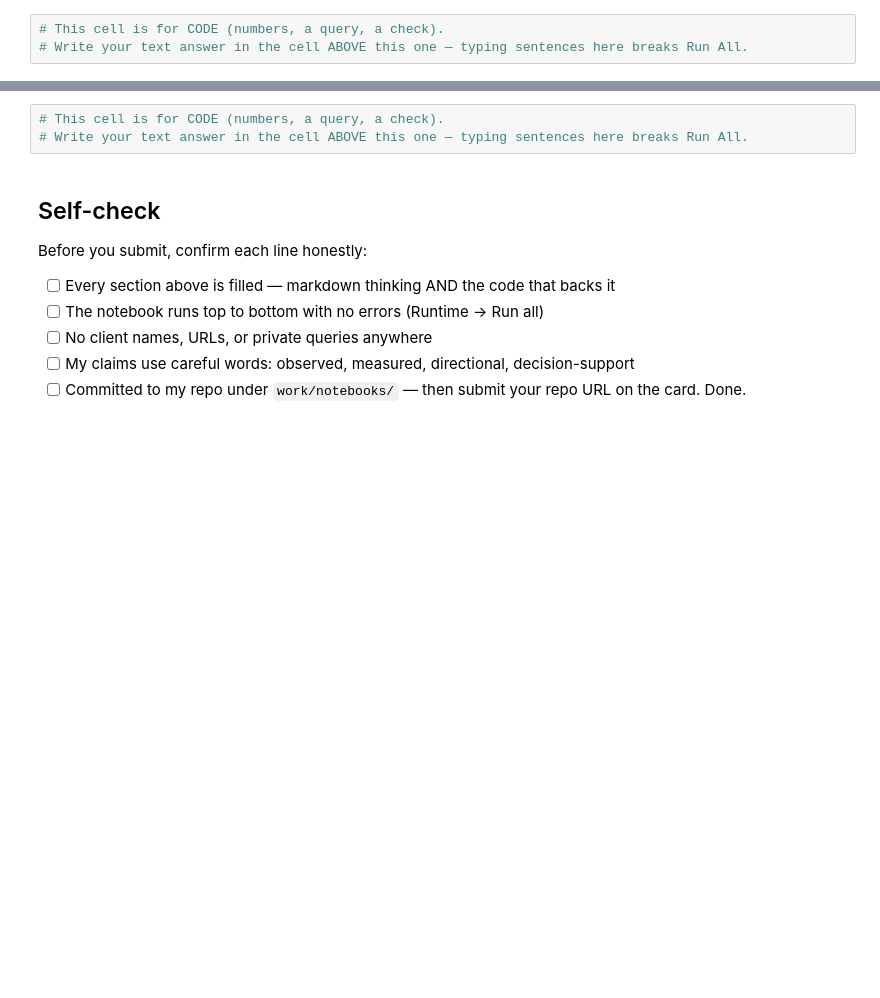
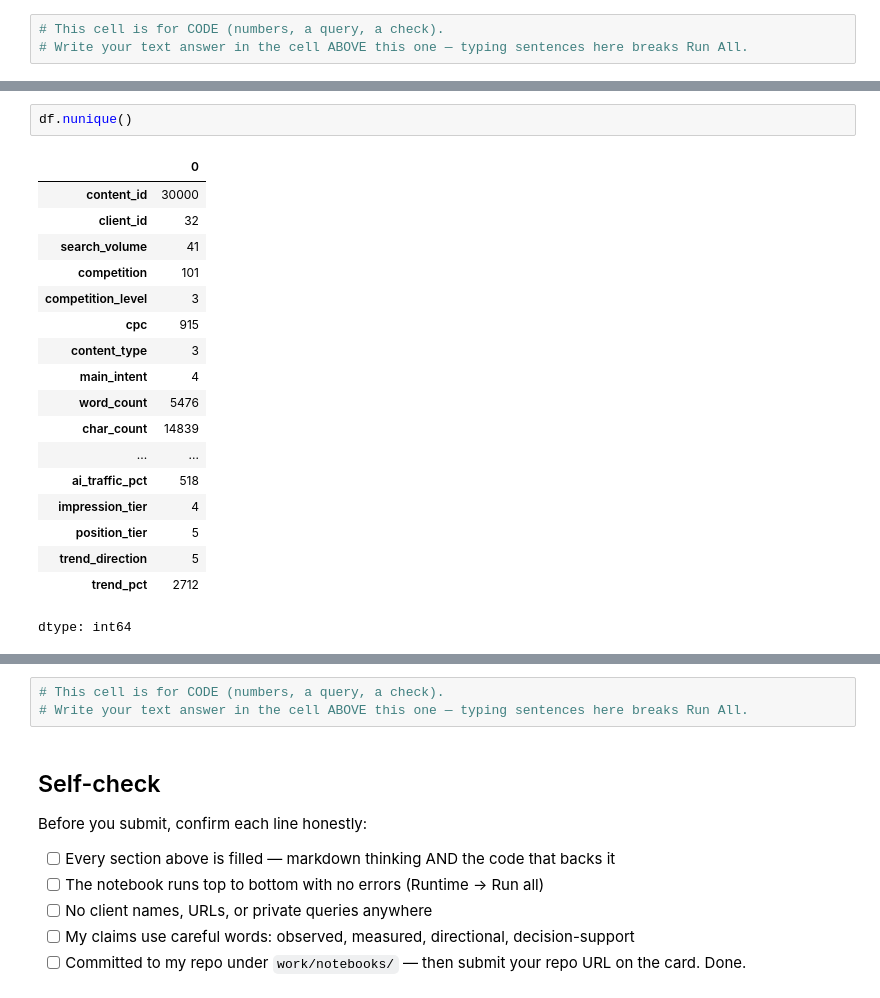
Before and after one commit to Alien-is-here/FlyRank, a Jupyter notebook: work/notebooks/w01_research_question.ipynb, the cells around one changed output, grey strips where cells are left out. Drawn from its saved outputs; the diff is of its cells as text; blank space fills up the shorter version.

```diff
--- a/work/notebooks/w01_research_question.ipynb
+++ b/work/notebooks/w01_research_question.ipynb
@@ -51,0 +73,21 @@ This project will measure how well machine learning models classify the emotion
+# %%
+df.nunique()
+# %% [output]
+|  | 0 |
+| content_id | 30000 |
+| client_id | 32 |
+| search_volume | 41 |
+| competition | 101 |
+| competition_level | 3 |
+| cpc | 915 |
+| content_type | 3 |
+| main_intent | 4 |
+| word_count | 5476 |
+| char_count | 14839 |
+| ... | ... |
+| ai_traffic_pct | 518 |
+| impression_tier | 4 |
+| position_tier | 5 |
+| trend_direction | 5 |
+| trend_pct | 2712 |
+dtype: int64
```
Also changed, not shown: parts of 14 cells of this notebook.
